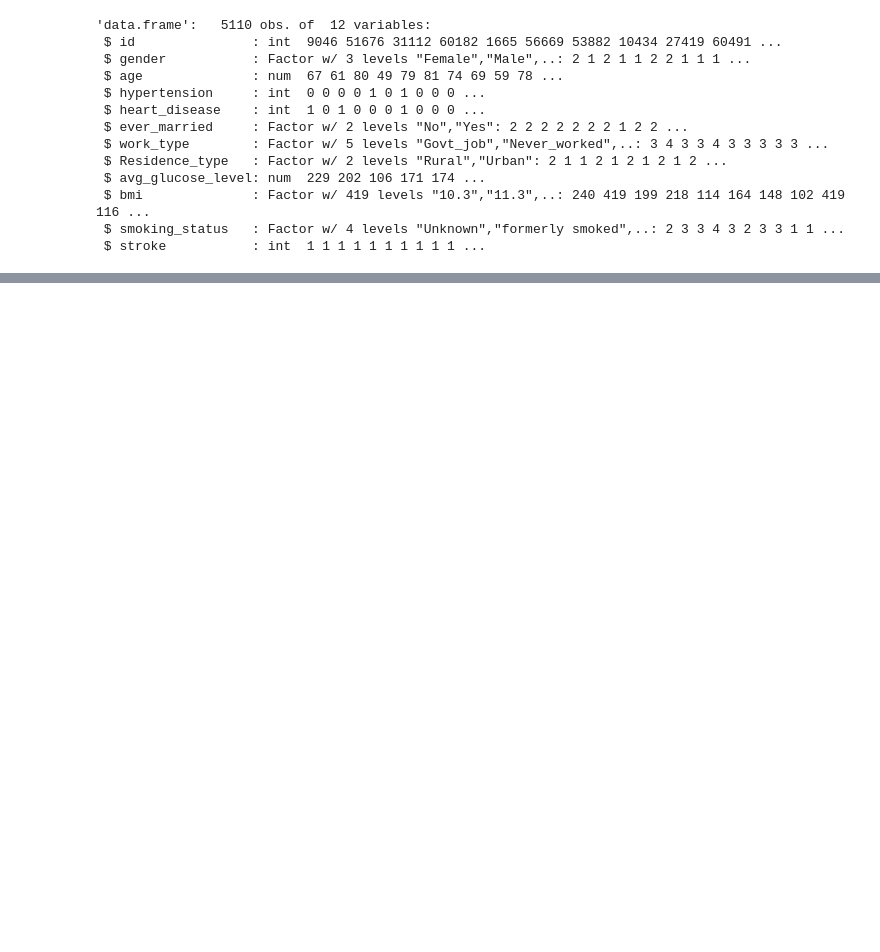
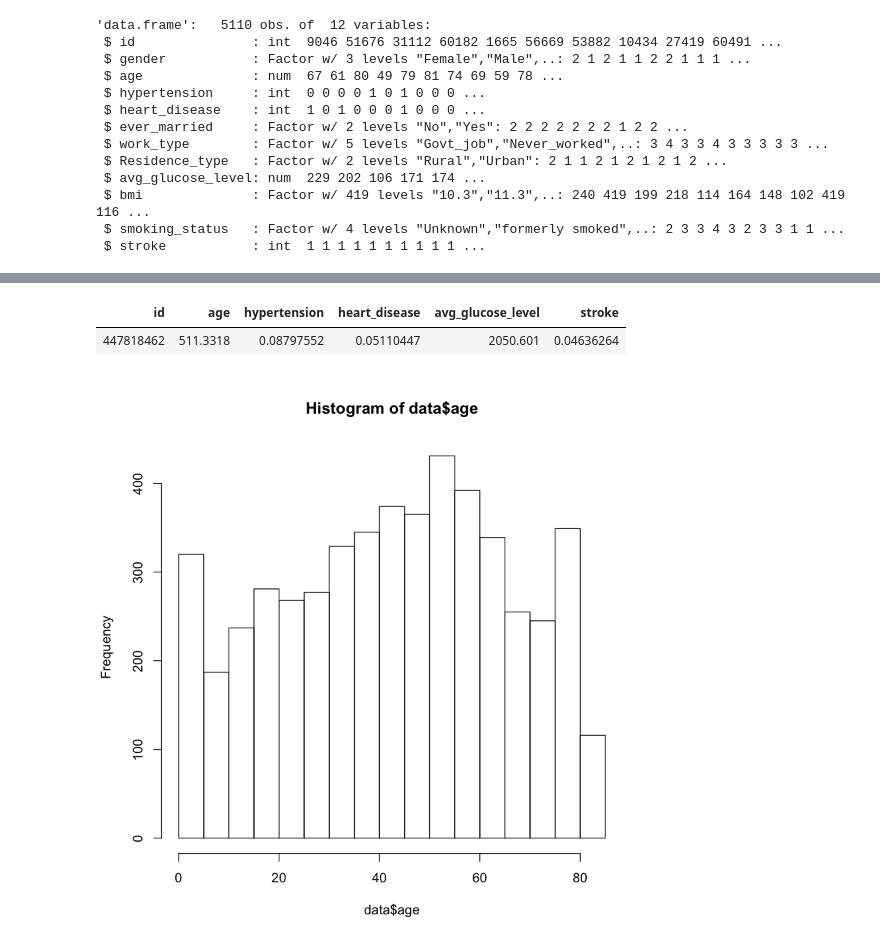
Before and after one commit to mriamft/Stroke-Prediction, a Jupyter notebook: Phase1 Jupyter notebook.ipynb, the cells around one changed output, grey strips where cells are left out. Drawn from its saved outputs; the diff is of its cells as text; code cells hidden in the pictures; blank space fills up the shorter version.

Commit message:
summary, charts

```diff
--- a/Phase1 Jupyter notebook.ipynb
+++ b/Phase1 Jupyter notebook.ipynb
@@ -136,0 +178,10 @@ str(data)
+# %%
+library(dplyr)
+data %>% summarise_if(is.numeric, var)
+# %% [output]
+| id | age | hypertension | heart_disease | avg_glucose_level | stroke |
+| 447818462 | 511.3318 | 0.08797552 | 0.05110447 | 2050.601 | 0.04636264 |
+# %%
+hist(data$age)
+# %% [output]
+[figure, added]
```
Also changed, not shown: parts of 5 cells of this notebook.
